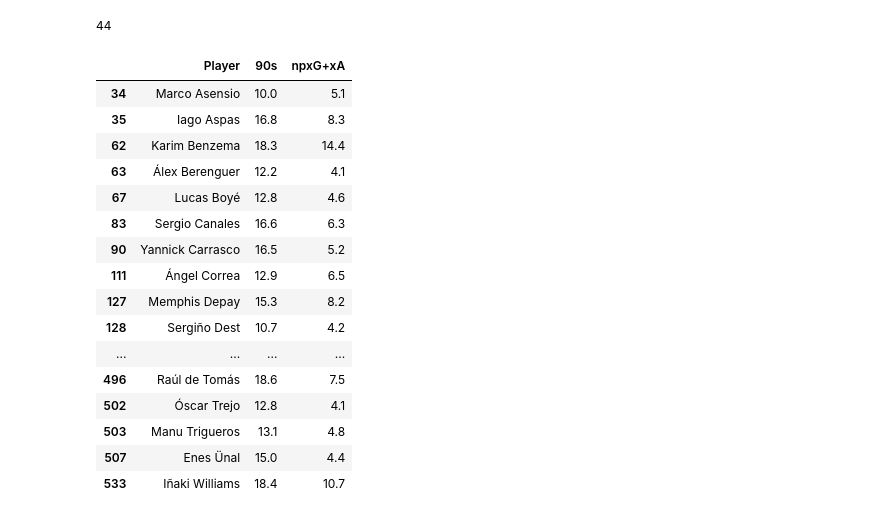
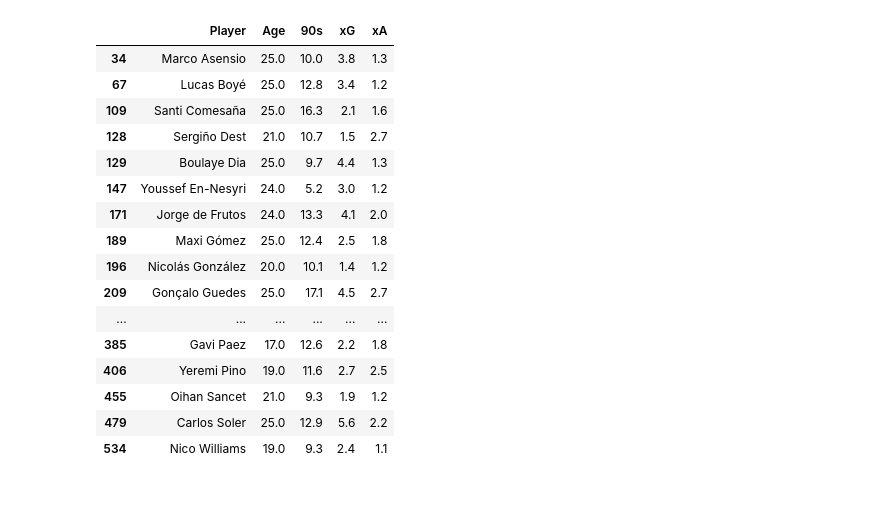
Before and after one commit to mabyan22/football_analysis, a Jupyter notebook: Notebooks/football_graph_prototype.ipynb, the cells around one changed output. Drawn from its saved outputs; the diff is of its cells as text; code cells hidden in the pictures.

```diff
--- a/Notebooks/football_graph_prototype.ipynb
+++ b/Notebooks/football_graph_prototype.ipynb
@@ -12,32 +50,24 @@ selectedData = dataframe.filter(['Player','90s', 'npxG+xA'], axis=1)
 # %%
-selectedData = selectedData[selectedData['90s'] > 7]
-selectedData = selectedData[selectedData['npxG+xA'] > 4]
-len(selectedData)
+selectedData = selectedData[selectedData['xA'] > 1]
+selectedData = selectedData[selectedData['xG'] > 1]
+selectedData = selectedData[selectedData['Age']< 26]
+selectedData
 # %% [output]
-44
+|  | Player | Age | 90s | xG | xA |
+| 34 | Marco Asensio | 25.0 | 10.0 | 3.8 | 1.3 |
+| 67 | Lucas Boyé | 25.0 | 12.8 | 3.4 | 1.2 |
+| 109 | Santi Comesaña | 25.0 | 16.3 | 2.1 | 1.6 |
+| 128 | Sergiño Dest | 21.0 | 10.7 | 1.5 | 2.7 |
+| 129 | Boulaye Dia | 25.0 | 9.7 | 4.4 | 1.3 |
+| 147 | Youssef En-Nesyri | 24.0 | 5.2 | 3.0 | 1.2 |
+| 171 | Jorge de Frutos | 24.0 | 13.3 | 4.1 | 2.0 |
+| 189 | Maxi Gómez | 25.0 | 12.4 | 2.5 | 1.8 |
+| 196 | Nicolás González | 20.0 | 10.1 | 1.4 | 1.2 |
+| 209 | Gonçalo Guedes | 25.0 | 17.1 | 4.5 | 2.7 |
+| ... | ... | ... | ... | ... | ... |
+| 385 | Gavi Paez | 17.0 | 12.6 | 2.2 | 1.8 |
+| 406 | Yeremi Pino | 19.0 | 11.6 | 2.7 | 2.5 |
+| 455 | Oihan Sancet | 21.0 | 9.3 | 1.9 | 1.2 |
+| 479 | Carlos Soler | 25.0 | 12.9 | 5.6 | 2.2 |
+| 534 | Nico Williams | 19.0 | 9.3 | 2.4 | 1.1 |
-# %%
-for i, row in selectedData.iterrows():
-    ifor_val=selectedData.at[i,'Player'].split("\\",1)
-    selectedData.at[i,'Player']=ifor_val[0]
-
-    #selectedData.at[i,'Player'] = ifor_val
-selectedData
-# %% [output]
-|  | Player | 90s | npxG+xA |
-| 34 | Marco Asensio | 10.0 | 5.1 |
-| 35 | Iago Aspas | 16.8 | 8.3 |
-| 62 | Karim Benzema | 18.3 | 14.4 |
-| 63 | Álex Berenguer | 12.2 | 4.1 |
-| 67 | Lucas Boyé | 12.8 | 4.6 |
-| 83 | Sergio Canales | 16.6 | 6.3 |
-| 90 | Yannick Carrasco | 16.5 | 5.2 |
-| 111 | Ángel Correa | 12.9 | 6.5 |
-| 127 | Memphis Depay | 15.3 | 8.2 |
-| 128 | Sergiño Dest | 10.7 | 4.2 |
-| ... | ... | ... | ... |
-| 496 | Raúl de Tomás | 18.6 | 7.5 |
-| 502 | Óscar Trejo | 12.8 | 4.1 |
-| 503 | Manu Trigueros | 13.1 | 4.8 |
-| 507 | Enes Ünal | 15.0 | 4.4 |
-| 533 | Iñaki Williams | 18.4 | 10.7 |
 # %%
```
Also changed, not shown: parts of 5 cells of this notebook, 1 other file.
